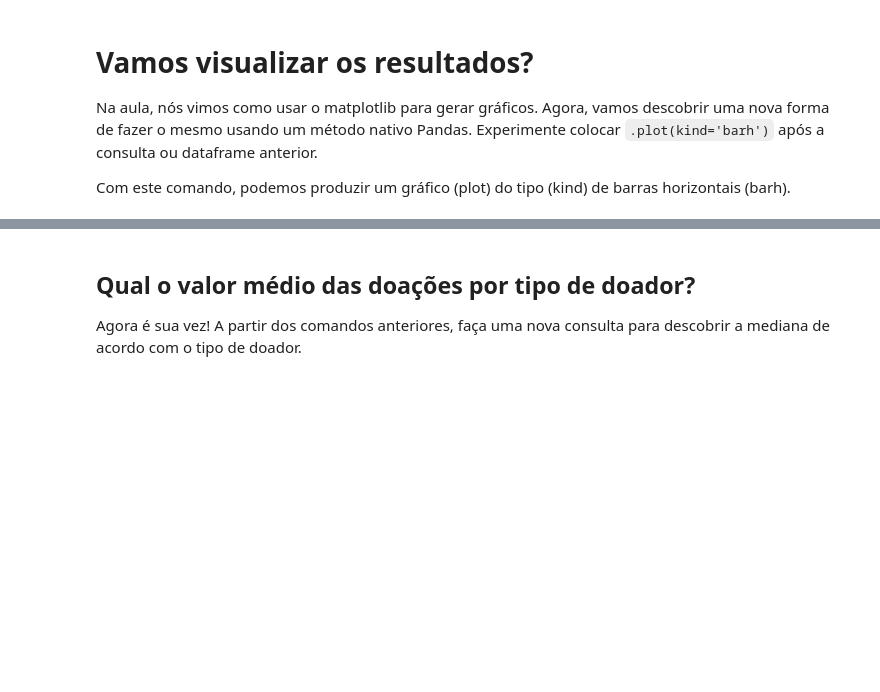
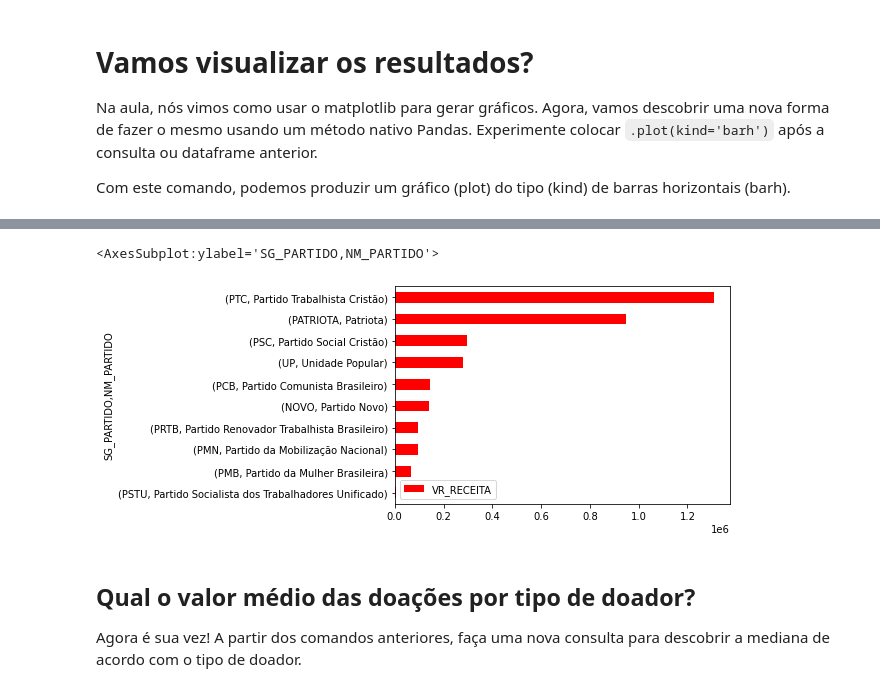
Before and after one commit to geofausto/python-inovacao-civica, a Jupyter notebook: semana_2/Semana_2_desafio_fausto.ipynb, the cells around one changed output, grey strips where cells are left out. Saved outputs shown, nothing was run; the diff lists cells and outputs as text; code cells hidden in the pictures; blank space fills up the shorter version.

```diff
--- a/semana_2/Semana_2_desafio_fausto.ipynb
+++ b/semana_2/Semana_2_desafio_fausto.ipynb
@@ -289,0 +312,3 @@ df_final[__________].groupby(by=_____).___().sort_values(by='____',ascending=___
+# %%
+bottom_10 = total_doacoes_decrescente.tail(10)
+bottom_10
@@ -290,3 +328,8 @@ df_final[__________].groupby(by=_____).___().sort_values(by='____',ascending=___
+# %%
+bottom_10.sort_values(by='VR_RECEITA').plot(kind='barh', color={'red'})
+# %% [output]
+<AxesSubplot:ylabel='SG_PARTIDO,NM_PARTIDO'>
+[figure, added]
 # %% [markdown]
 ## Qual o valor médio das doações por tipo de doador?
 
```
Also changed, not shown: parts of 12 cells of this notebook.
